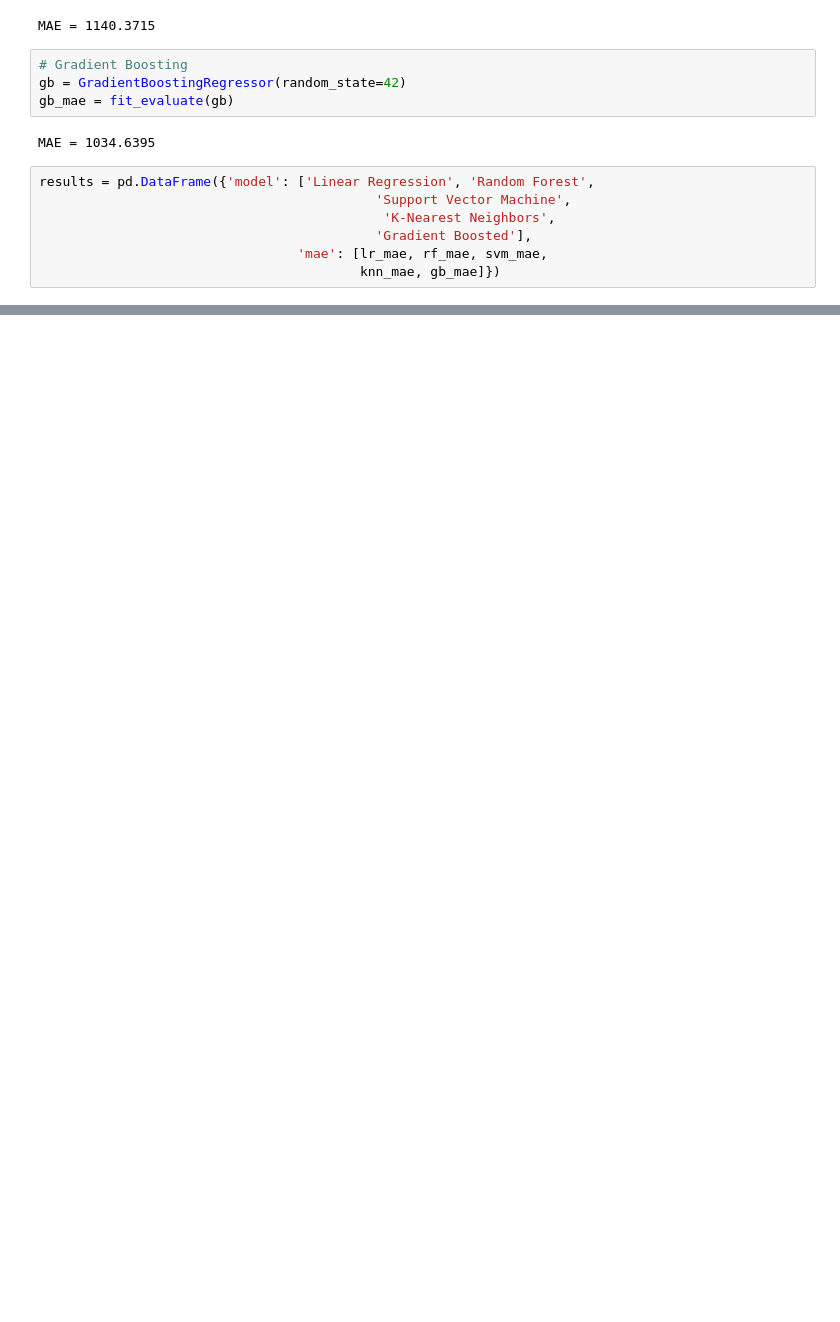
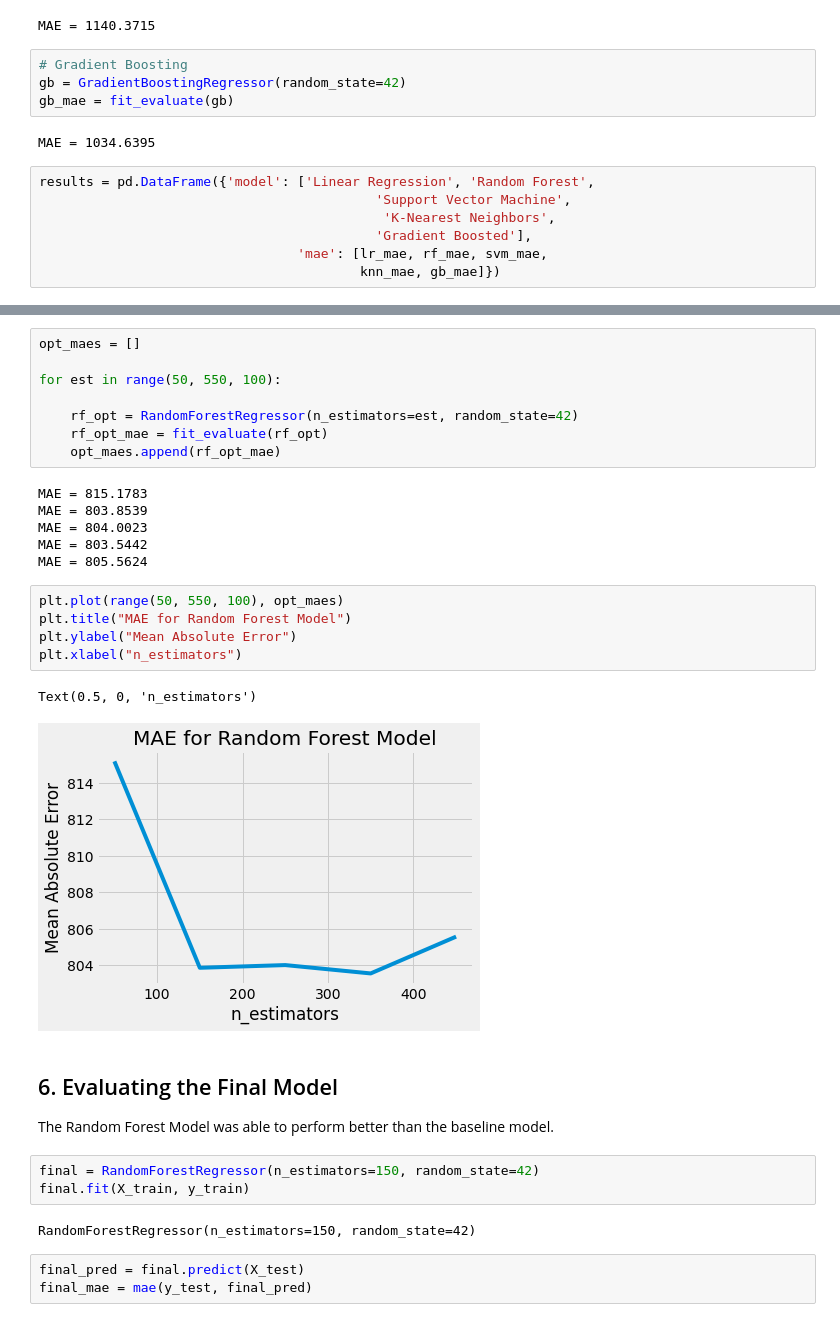
Before and after one commit to Samantha-Jarrett/Machine_Learning, a Jupyter notebook: car_prices.ipynb, the cells around one changed output, grey strips where cells are left out. Saved outputs shown, nothing was run; the diff lists cells and outputs as text; blank space fills up the shorter version.

```diff
--- a/car_prices.ipynb
+++ b/car_prices.ipynb
@@ -385,0 +391,33 @@ Text(0.5, 0, 'Mean Absolute Error')
+# %%
+opt_maes = []
+
+for est in range(50, 550, 100):
+
+    rf_opt = RandomForestRegressor(n_estimators=est, random_state=42)
+    rf_opt_mae = fit_evaluate(rf_opt)
+    opt_maes.append(rf_opt_mae)
+# %% [output]
+MAE = 815.1783
+MAE = 803.8539
+MAE = 804.0023
+MAE = 803.5442
+MAE = 805.5624
+# %%
+plt.plot(range(50, 550, 100), opt_maes)
+plt.title("MAE for Random Forest Model")
+plt.ylabel("Mean Absolute Error")
+plt.xlabel("n_estimators")
+# %% [output]
+Text(0.5, 0, 'n_estimators')
+[figure, added]
+# %% [markdown]
+## 6. Evaluating the Final Model
+The Random Forest Model was able to perform better than the baseline model.
+# %%
+final = RandomForestRegressor(n_estimators=150, random_state=42)
+final.fit(X_train, y_train)
+# %% [output]
+RandomForestRegressor(n_estimators=150, random_state=42)
+# %%
+final_pred = final.predict(X_test)
+final_mae = mae(y_test, final_pred)
```
Also changed, not shown: parts of 7 cells of this notebook.
